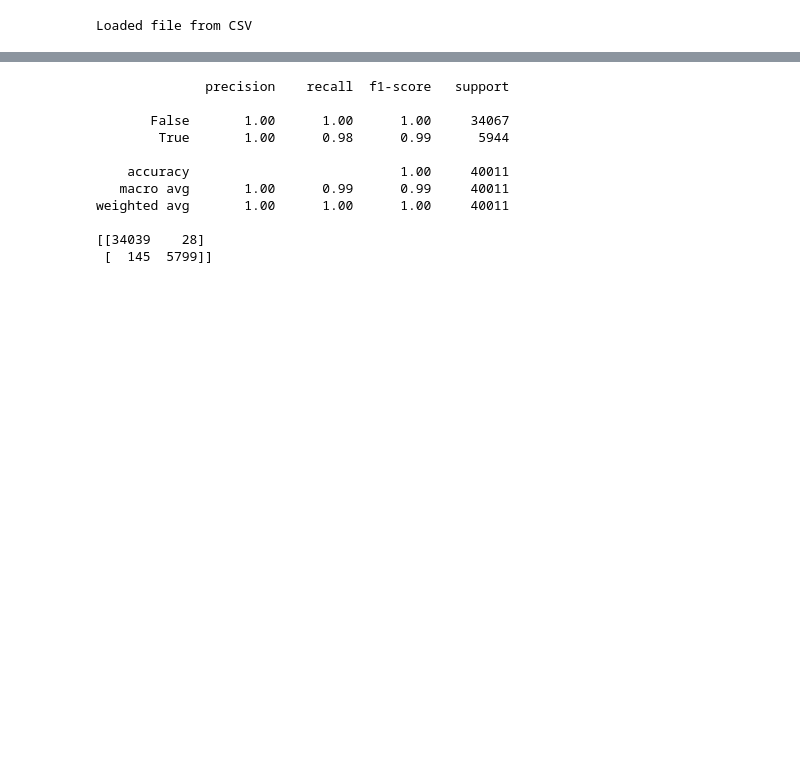
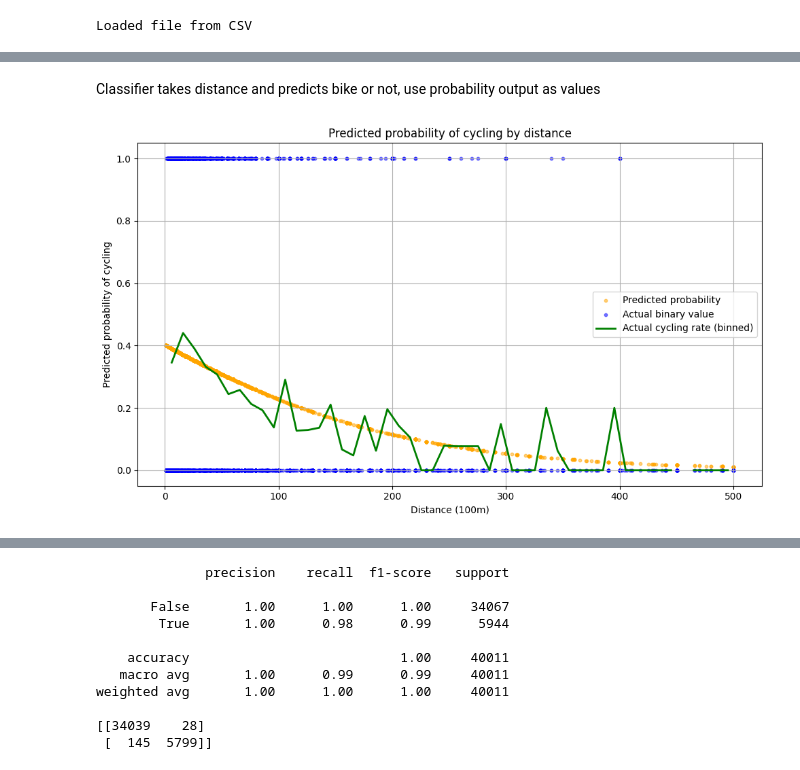
Before and after one commit to FabianScott/Design-of-AI-driven-business-operation, a Jupyter notebook: Topic2/exploration.ipynb, the cells around one changed output, grey strips where cells are left out. Saved outputs shown, nothing was run; the diff lists cells and outputs as text; code cells hidden in the pictures; blank space fills up the shorter version.

```diff
--- a/Topic2/exploration.ipynb
+++ b/Topic2/exploration.ipynb
@@ -24,0 +48,55 @@ Loaded file from CSV
+# %% [markdown]
+Classifier takes distance and predicts bike or not, use probability output as values
+# %%
+# Use a binary regression model to predict whether a trip is by bike or not
+# Then plot the model's predictions as a line graph
+from sklearn.linear_model import LogisticRegression
+from sklearn.preprocessing import MinMaxScaler
+from sklearn.pipeline import make_pipeline
+from scipy.stats import binned_statistic
+
+def run_binary_regression(df: pd.DataFrame, test_size=0.02, max_dist=500, plot=True, savename=None):
+
+    X_train, X_test, y_train, y_test = make_ml_dataset(
+        filter_by_distance_and_duration(df, 0, max_dist, 0, np.inf),
+        target_col="KHvm",
+        target_val=5,  # Bicycle
+        drop_cols=[col for col in df.columns if col not in ["KHvm", "AfstV"]],
+        categorical_cols=None,
+        test_size=test_size
+        )
+
+    scaler = MinMaxScaler()
+    model = LogisticRegression()
+    pipeline = make_pipeline(scaler, model)
+    pipeline.fit(X_train, y_train)
+
+    y_pred = pipeline.predict_proba(X_test)[:, 1]  # Get the probability of cycling
+
+    if plot:
+        # Bin settings
+        bins = 50
+
+        # Compute average actual cycling per bin
+        bin_means, bin_edges, _ = binned_statistic(X_test.values.flatten(), y_test.values.flatten(), statistic='mean', bins=bins)
+        bin_centers = 0.5 * (bin_edges[1:] + bin_edges[:-1])
+
+        # Plot predicted and actual
+        plt.figure(figsize=(10, 6))
+        plt.scatter(X_test, y_pred, label="Predicted probability", alpha=0.5, color="orange", s=10)
+        plt.scatter(X_test, y_test, label="Actual binary value", alpha=0.5, color="blue", s=10)
+        plt.plot(bin_centers, bin_means, label="Actual cycling rate (binned)", color="green", linewidth=2)
+
+        # add the histogram of the actual values
+        plt.xlabel("Distance (100m)")
+        plt.ylabel("Predicted probability of cycling")
+        plt.title("Predicted probability of cycling by distance")
+        plt.legend()
+        plt.grid()
+        plt.tight_layout()
+
+        if savename:
+            plt.savefig(savename, dpi=300)
+        plt.show()
+# %% [output]
+[figure, added]
```
Also changed, not shown: parts of 6 cells of this notebook, 13 other files.
